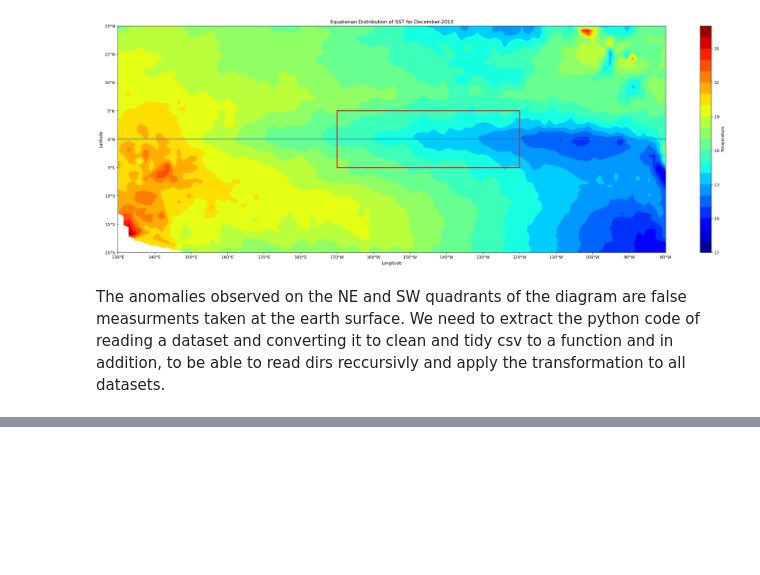
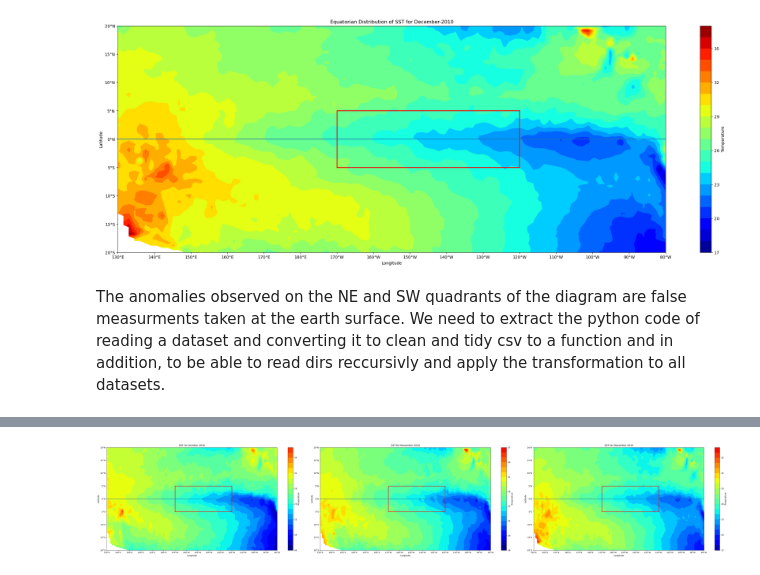
Before and after one commit to StanDobrev11/DataScience, a Jupyter notebook: Project/draft.ipynb, the cells around one changed output, grey strips where cells are left out. Drawn from its saved outputs; the diff is of its cells as text; code cells hidden in the pictures; blank space fills up the shorter version.

```diff
--- a/Project/draft.ipynb
+++ b/Project/draft.ipynb
@@ -310,0 +372,8 @@ KeyError: 0
+# %%
+lanina = extract_datasets('data/AQUA_MODIS/LANINA/2010/')
+# %%
+lanina = create_dataframe('lanina_2010', *lanina)
+# %%
+plot_equatorial_pacific(lanina)
+# %% [output]
+[figure, added]
```
Also changed, not shown: parts of 16 cells of this notebook, 13 other files.
